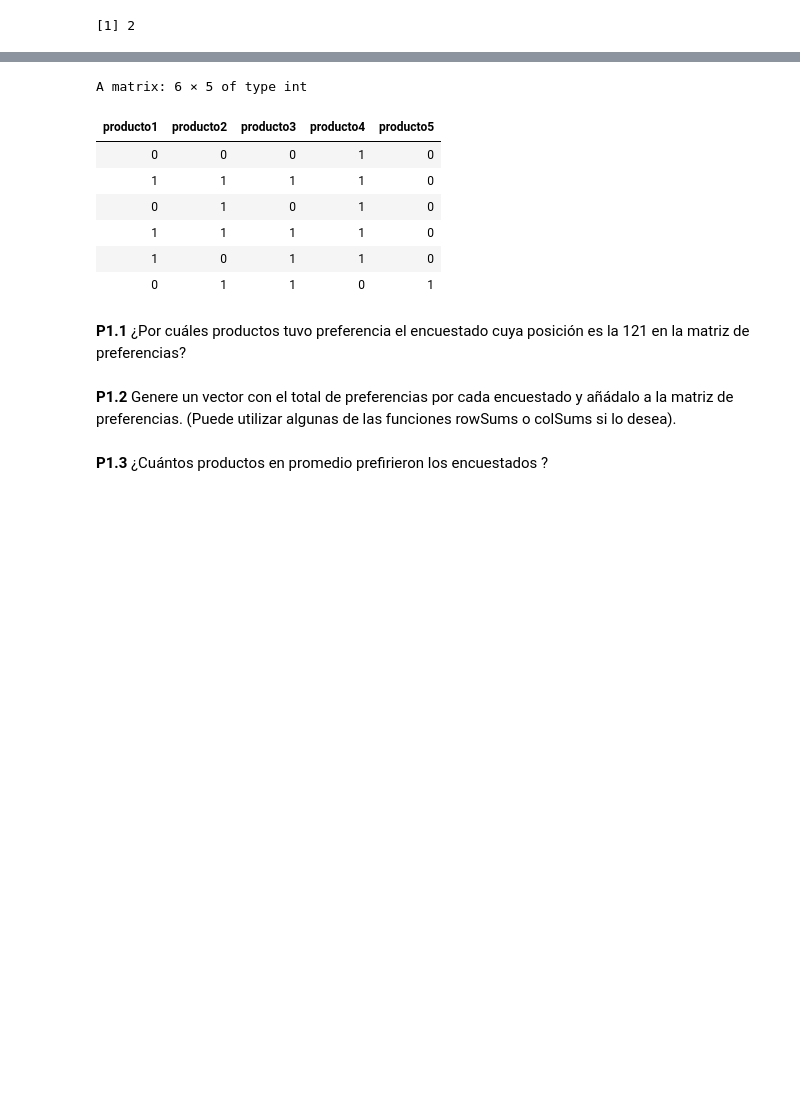
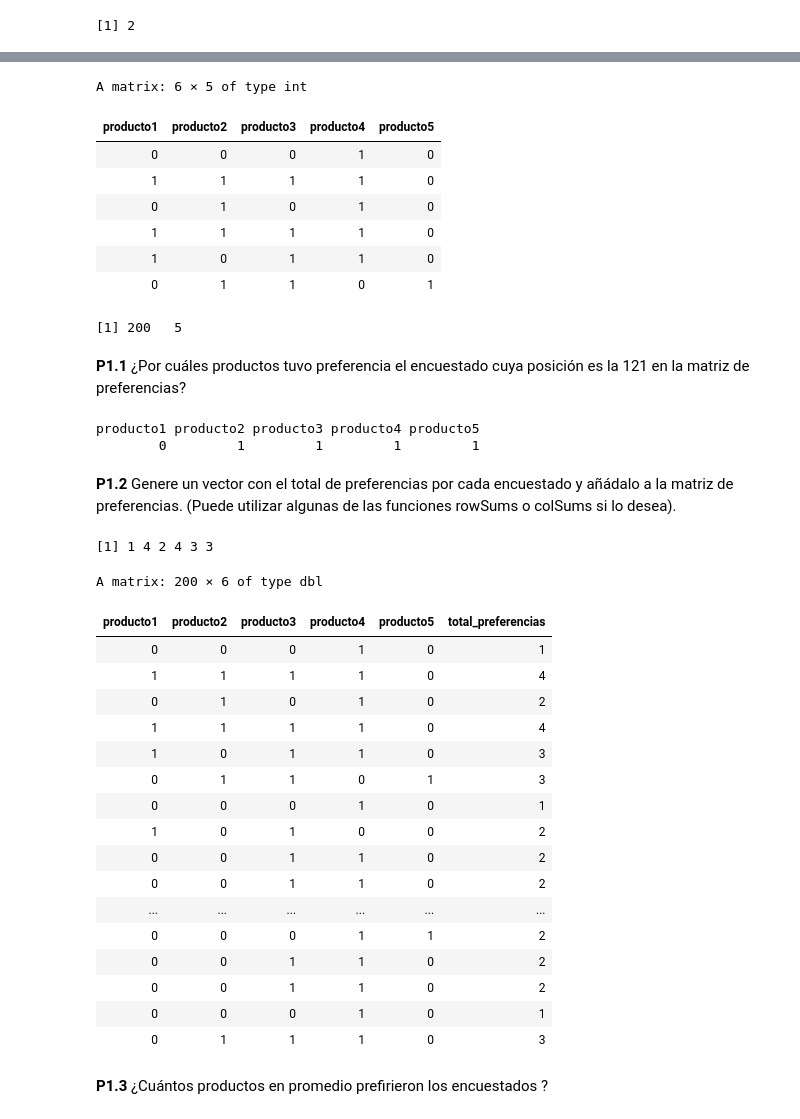
Before and after one commit to mrrojas72/Introduccion_a_ciencia_de_datos_R, a Jupyter notebook: Ayudantías/Ayudantía1/A1_01_matrices.ipynb, the cells around one changed output, grey strips where cells are left out. Drawn from its saved outputs; the diff is of its cells as text; code cells hidden in the pictures; blank space fills up the shorter version.

```diff
--- a/Ayudantías/Ayudantía1/A1_01_matrices.ipynb
+++ b/Ayudantías/Ayudantía1/A1_01_matrices.ipynb
@@ -126,9 +210,8 @@ La siguiente matriz contiene las preferencias de los 200 clientes para cada uno
 # %%
-preferencias <- readRDS("preferencias.rds")
 colnames(preferencias) <- c("producto1","producto2","producto3","producto4","producto5")
 # %%
 head(preferencias) # la función head() muestra por defecto los 6 primeros registros (filas por ejemplo) en una matriz/tabla/lista etc
-dim()
+dim(preferencias)
 # %% [output]
 A matrix: 6 × 5 of type int
 | producto1 | producto2 | producto3 | producto4 | producto5 |
@@ -138,8 +221,14 @@ A matrix: 6 × 5 of type int
 | 1 | 1 | 1 | 1 | 0 |
 | 1 | 0 | 1 | 1 | 0 |
 | 0 | 1 | 1 | 0 | 1 |
+[1] 200   5
 # %% [markdown]
 **P1.1** ¿Por cuáles productos tuvo preferencia el encuestado cuya posición es la 121 en la matriz de preferencias?
+# %%
+preferencias[121,]
+# %% [output]
+producto1 producto2 producto3 producto4 producto5
+        0         1         1         1         1
 # %% [markdown]
 
 **P1.2** Genere un vector con el total de preferencias por cada encuestado y añádalo a la matriz de preferencias. (Puede utilizar algunas de las funciones rowSums o colSums si lo desea).
@@ -145,0 +237,27 @@ A matrix: 6 × 5 of type int
+# %%
+total_preferencias <- rowSums(preferencias)
+# %%
+head(total_preferencias)
+# %% [output]
+[1] 1 4 2 4 3 3
+# %%
+cbind(preferencias, total_preferencias)
+# %% [output]
+A matrix: 200 × 6 of type dbl
+| producto1 | producto2 | producto3 | producto4 | producto5 | total_preferencias |
+| 0 | 0 | 0 | 1 | 0 | 1 |
+| 1 | 1 | 1 | 1 | 0 | 4 |
+| 0 | 1 | 0 | 1 | 0 | 2 |
+| 1 | 1 | 1 | 1 | 0 | 4 |
+| 1 | 0 | 1 | 1 | 0 | 3 |
+| 0 | 1 | 1 | 0 | 1 | 3 |
+| 0 | 0 | 0 | 1 | 0 | 1 |
+| 1 | 0 | 1 | 0 | 0 | 2 |
+| 0 | 0 | 1 | 1 | 0 | 2 |
+| 0 | 0 | 1 | 1 | 0 | 2 |
+| ... | ... | ... | ... | ... | ... |
+| 0 | 0 | 0 | 1 | 1 | 2 |
+| 0 | 0 | 1 | 1 | 0 | 2 |
+| 0 | 0 | 1 | 1 | 0 | 2 |
+| 0 | 0 | 0 | 1 | 0 | 1 |
+| 0 | 1 | 1 | 1 | 0 | 3 |
```
Also changed, not shown: parts of 37 cells of this notebook.
